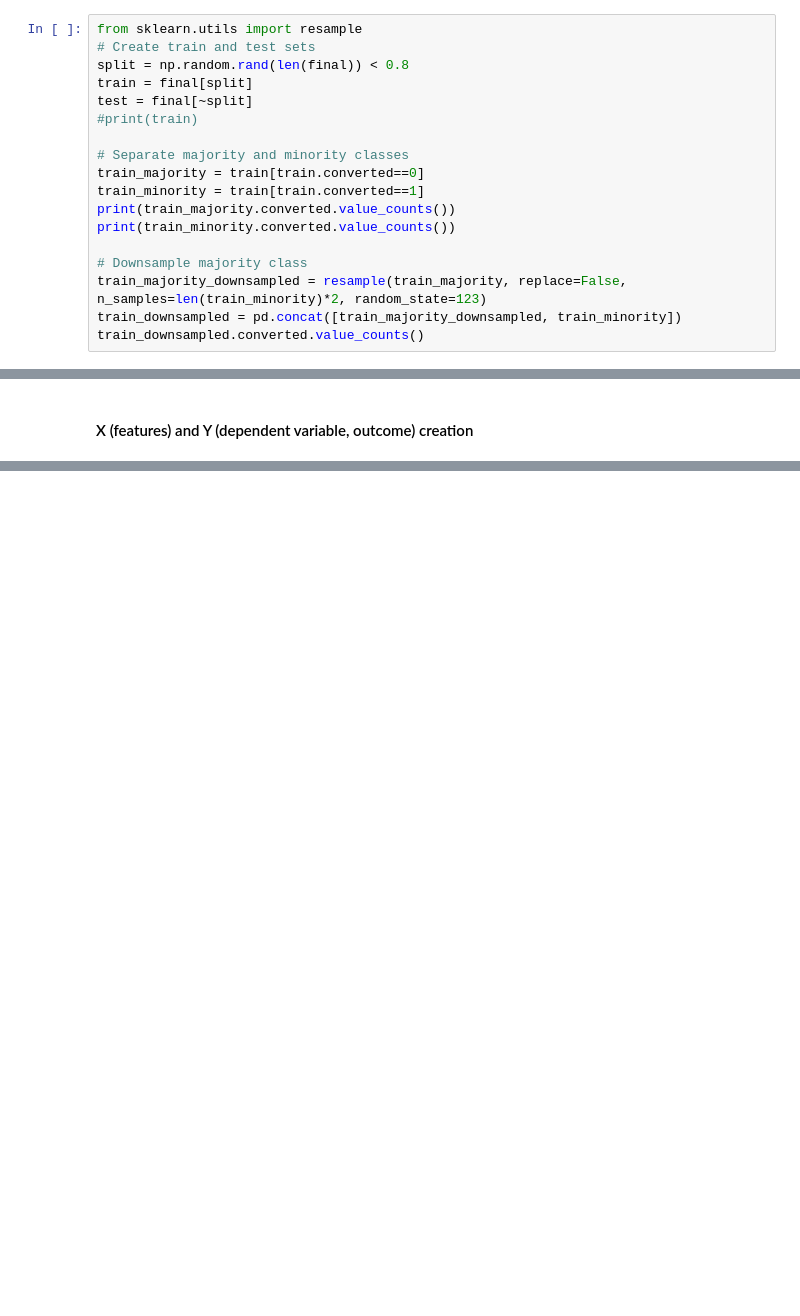
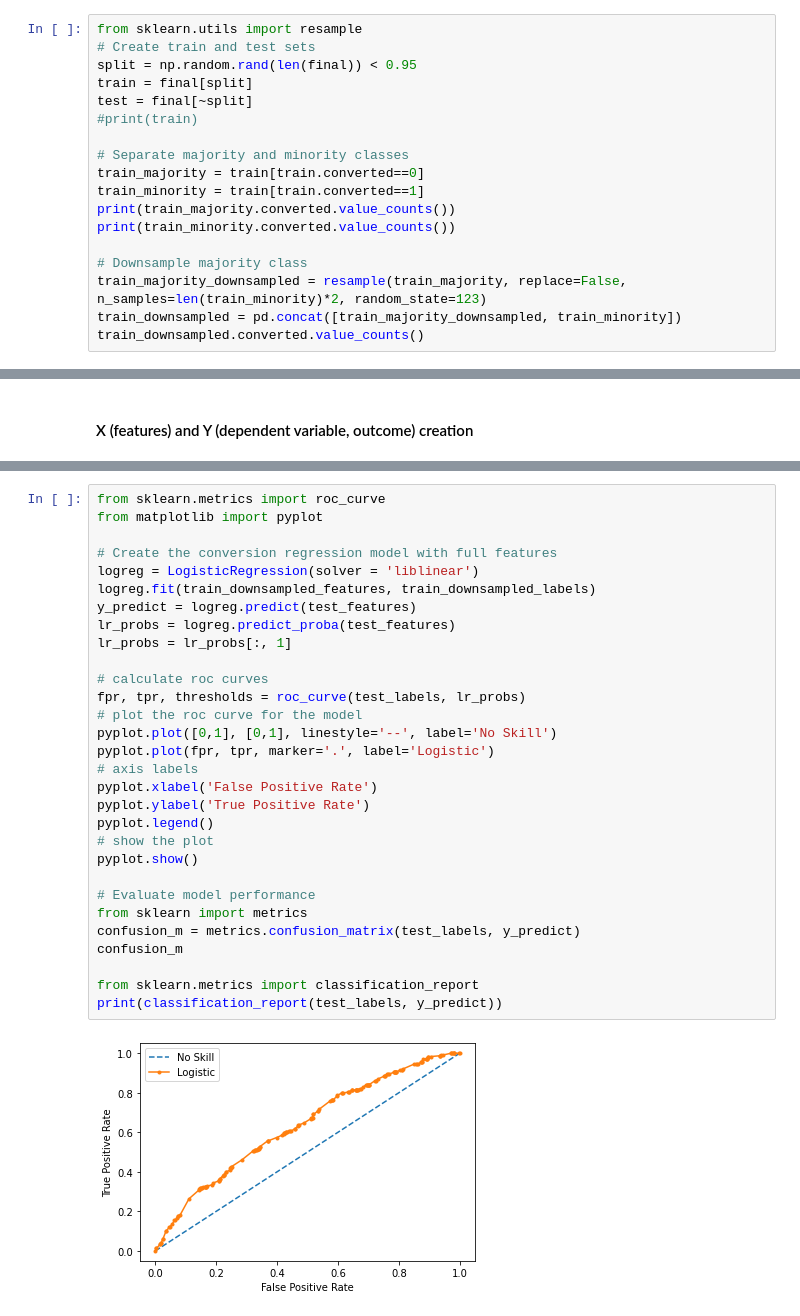
Before and after one commit to mihyechoi/dataScience-projects, a Jupyter notebook: pricingOptimization/pricing_optimization_MihyeChoi.ipynb, the cells around one changed output, grey strips where cells are left out. Cells and saved outputs as stored; diff of their text form; blank space fills up the shorter version.

```diff
--- a/pricingOptimization/pricing_optimization_MihyeChoi.ipynb
+++ b/pricingOptimization/pricing_optimization_MihyeChoi.ipynb
@@ -305,7 +308,7 @@ The dataset is imbalanced. Thus, I first downsampled the majority class (custome
 # %%
 from sklearn.utils import resample
 # Create train and test sets
-split = np.random.rand(len(final)) < 0.8
+split = np.random.rand(len(final)) < 0.95
 train = final[split]
 test = final[~split]
 #print(train)
@@ -373,0 +358,32 @@ train_downsampled_colnames
+# %%
+from sklearn.metrics import roc_curve
+from matplotlib import pyplot
+
+# Create the conversion regression model with full features
+logreg = LogisticRegression(solver = 'liblinear')
+logreg.fit(train_downsampled_features, train_downsampled_labels)
+y_predict = logreg.predict(test_features)
+lr_probs = logreg.predict_proba(test_features)
+lr_probs = lr_probs[:, 1]
+
+# calculate roc curves
+fpr, tpr, thresholds = roc_curve(test_labels, lr_probs)
+# plot the roc curve for the model
+pyplot.plot([0,1], [0,1], linestyle='--', label='No Skill')
+pyplot.plot(fpr, tpr, marker='.', label='Logistic')
+# axis labels
+pyplot.xlabel('False Positive Rate')
+pyplot.ylabel('True Positive Rate')
+pyplot.legend()
+# show the plot
+pyplot.show()
+
+# Evaluate model performance
+from sklearn import metrics
+confusion_m = metrics.confusion_matrix(test_labels, y_predict)
+confusion_m
+
+from sklearn.metrics import classification_report
+print(classification_report(test_labels, y_predict))
+# %% [output]
+[figure, added]
```
Also changed, not shown: parts of 21 cells of this notebook.
